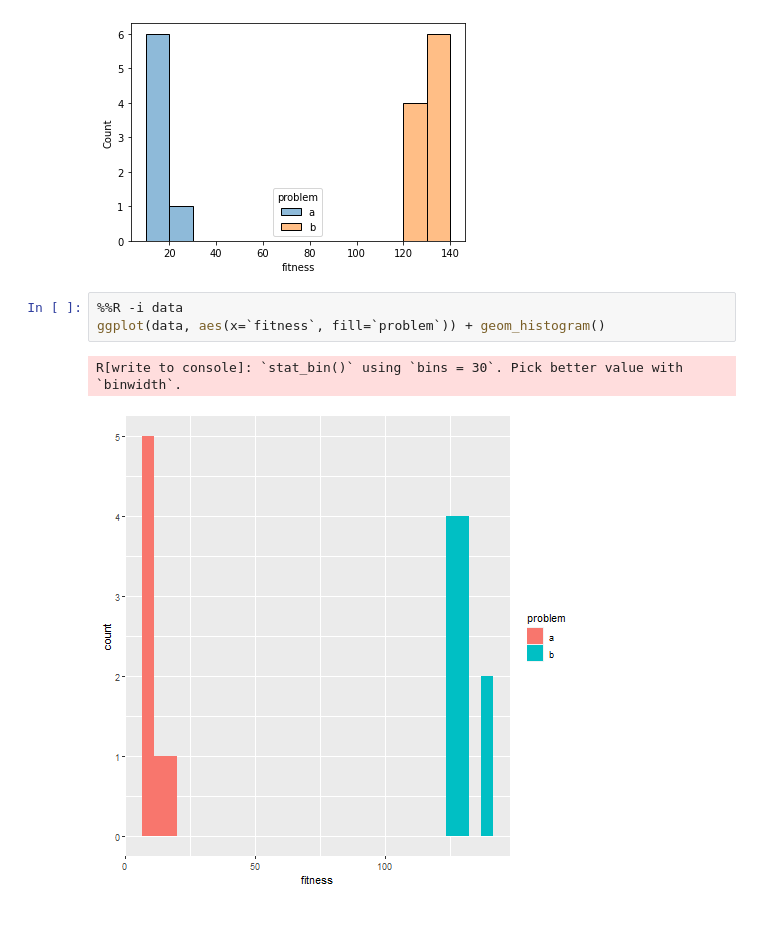
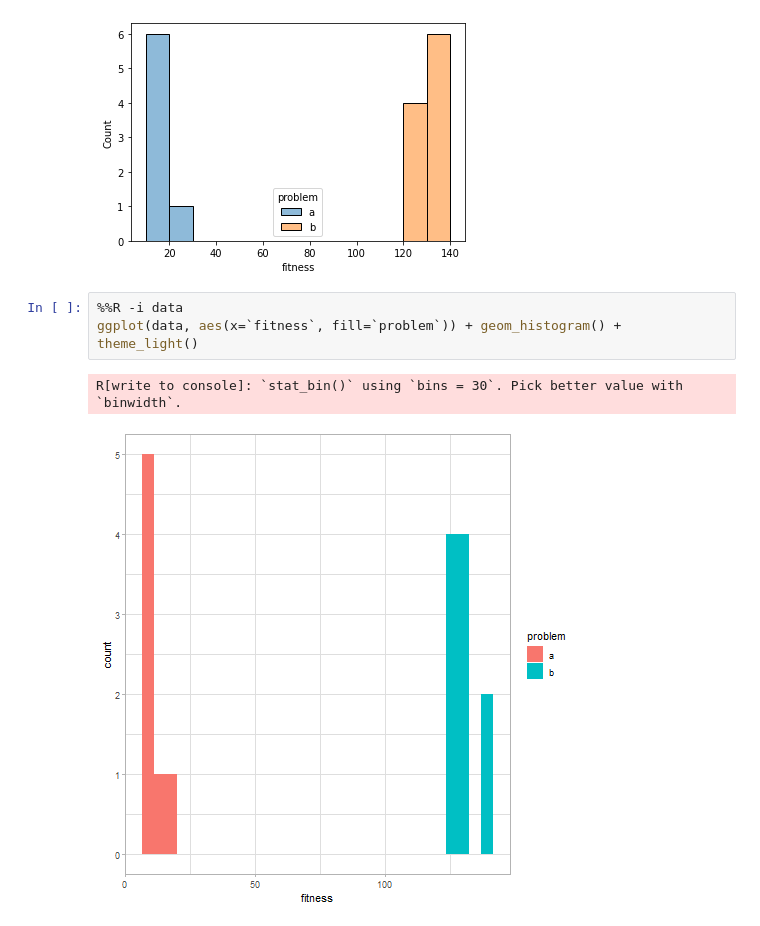
Before and after one commit to 8uurg/DataProcessingExample, a Jupyter notebook: notebook.ipynb, the cells around one changed output. Saved outputs shown, nothing was run; the diff lists cells and outputs as text.

Commit message:
Prefer light theme for ggplot
Generally looks cleaner and nicer for publications

```diff
--- a/notebook.ipynb
+++ b/notebook.ipynb
@@ -194,7 +185,7 @@ sns.histplot(data=data, x="fitness", hue="problem", binwidth=10)
 [figure]
 # %%
 %%R -i data
-ggplot(data, aes(x=`fitness`, fill=`problem`)) + geom_histogram()
+ggplot(data, aes(x=`fitness`, fill=`problem`)) + geom_histogram() + theme_light()
 # %% [output]
 R[write to console]: `stat_bin()` using `bins = 30`. Pick better value with `binwidth`.
-[figure, old version]
+[figure, new version]
```
Also changed, not shown: parts of 3 cells of this notebook.
